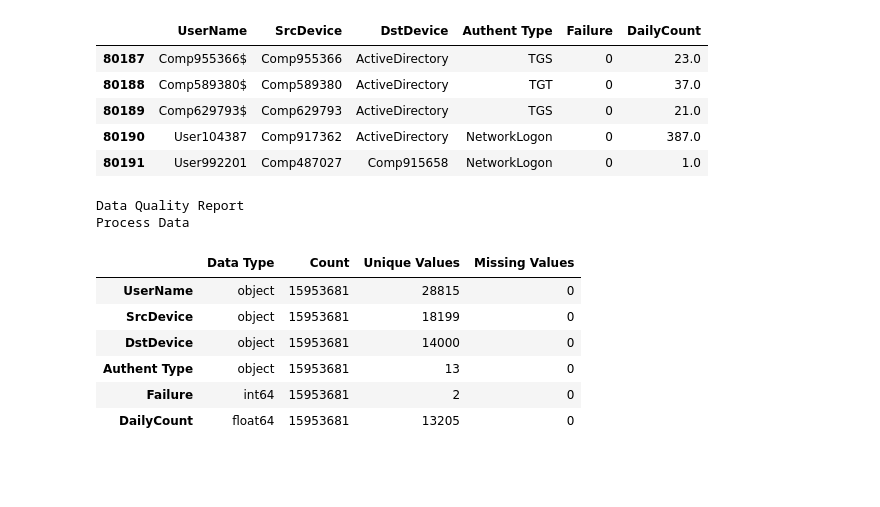
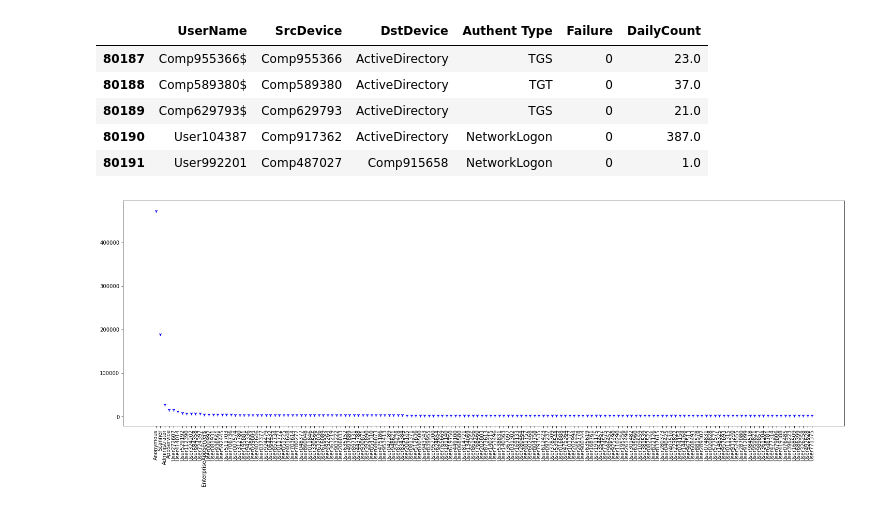
Before and after one commit to gabejg/Advanced-Cyber-Analytics-for-Attack-Detection, a Jupyter notebook: Gabriel/EDA/Auths.ipynb, the cells around one changed output. Cells and saved outputs as stored; diff of their text form; code cells hidden in the pictures; blank space fills up the shorter version.

```diff
--- a/Gabriel/EDA/Auths.ipynb
+++ b/Gabriel/EDA/Auths.ipynb
@@ -78,14 +60,20 @@ def data_qual(df):
-# %%
-data_qual(df_a)
-print("Process Data")
-data_quality_report
-# %% [output]
-Data Quality Report
-Process Data
-|  | Data Type | Count | Unique Values | Missing Values |
-| UserName | object | 15953681 | 28815 | 0 |
-| SrcDevice | object | 15953681 | 18199 | 0 |
-| DstDevice | object | 15953681 | 14000 | 0 |
-| Authent Type | object | 15953681 | 13 | 0 |
-| Failure | int64 | 15953681 | 2 | 0 |
-| DailyCount | float64 | 15953681 | 13205 | 0 |
+# %%
+x = ["UserName","SrcDevice","DstDevice","Authent Type"]
+counts = []
+for i in x:
+    z = df_a.groupby(i).size().sort_values(ascending=False)
+    z = pd.DataFrame(z)
+    z.reset_index(level=0, inplace=True)
+    z.columns = [i,'Count']
+    counts.append(z)
+# %%
+x=counts[0].loc[:,"UserName"].head(150)
+y=counts[0].loc[:,"Count"].head(150)
+
+plt.rcParams["figure.figsize"] = (25,8)
+plt.scatter(x,y,marker="1",c="Blue")
+plt.xticks(rotation=90)
+plt.savefig("./plots/auth_counts/UserNames_Head_150.png")
+plt.show()
+# %% [output]
+[figure, added]
```
Also changed, not shown: parts of 5 cells of this notebook, 13 other files.
